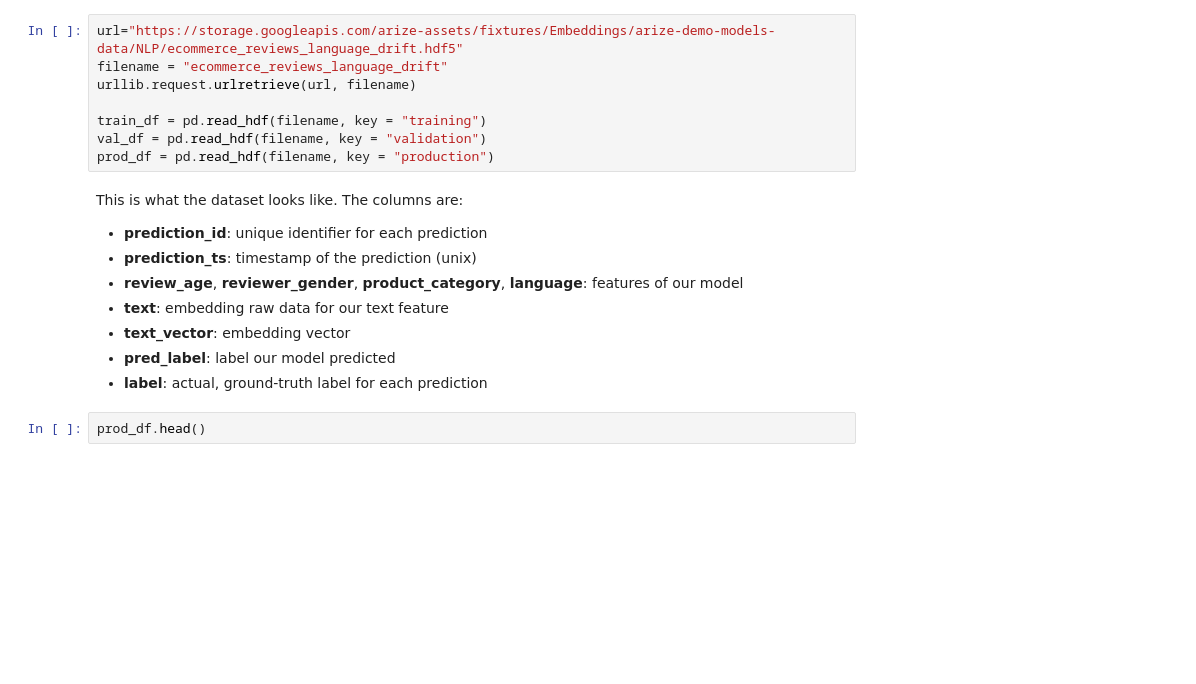
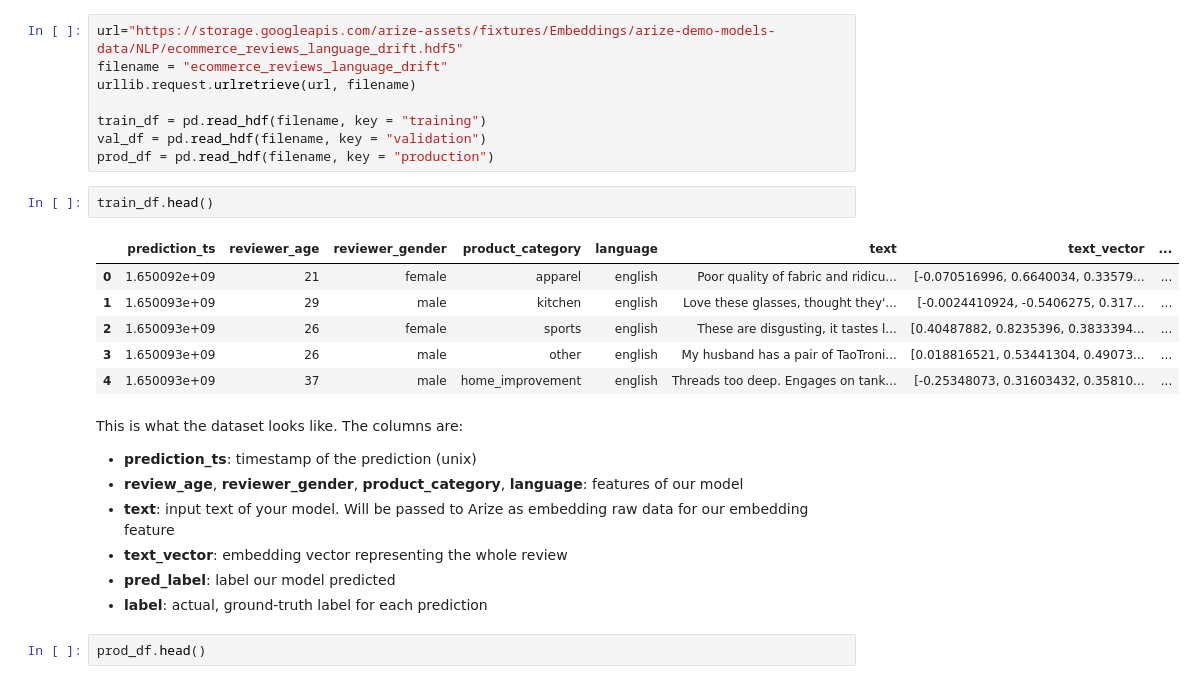
Before and after one commit to Arize-ai/tutorials_python, a Jupyter notebook: Arize_Tutorials/Embeddings/NLP/Arize_Short_Tutorial_NLP_Sentiment_Classification.ipynb, the cells around one changed output. Saved outputs shown, nothing was run; the diff lists cells and outputs as text; blank space fills up the shorter version.

```diff
--- a/Arize_Tutorials/Embeddings/NLP/Arize_Short_Tutorial_NLP_Sentiment_Classification.ipynb
+++ b/Arize_Tutorials/Embeddings/NLP/Arize_Short_Tutorial_NLP_Sentiment_Classification.ipynb
@@ -44,13 +44,21 @@ urllib.request.urlretrieve(url, filename)
 train_df = pd.read_hdf(filename, key = "training")
 val_df = pd.read_hdf(filename, key = "validation")
 prod_df = pd.read_hdf(filename, key = "production")
+# %%
+train_df.head()
+# %% [output]
+|  | prediction_ts | reviewer_age | reviewer_gender | product_category | language | text | text_vector | ... |
+| 0 | 1.650092e+09 | 21 | female | apparel | english | Poor quality of fabric and ridicu... | [-0.070516996, 0.6640034, 0.33579... | ... |
+| 1 | 1.650093e+09 | 29 | male | kitchen | english | Love these glasses, thought they'... | [-0.0024410924, -0.5406275, 0.317... | ... |
+| 2 | 1.650093e+09 | 26 | female | sports | english | These are disgusting, it tastes l... | [0.40487882, 0.8235396, 0.3833394... | ... |
+| 3 | 1.650093e+09 | 26 | male | other | english | My husband has a pair of TaoTroni... | [0.018816521, 0.53441304, 0.49073... | ... |
+| 4 | 1.650093e+09 | 37 | male | home_improvement | english | Threads too deep. Engages on tank... | [-0.25348073, 0.31603432, 0.35810... | ... |
 # %% [markdown]
 This is what the dataset looks like. The columns are:
-- **prediction_id**: unique identifier for each prediction
 - **prediction_ts**: timestamp of the prediction (unix)
 - **review_age**, **reviewer_gender**, **product_category**, **language**: features of our model
-- **text**: embedding raw data for our text feature
-- **text_vector**: embedding vector
+- **text**: input text of your model. Will be passed to Arize as embedding raw data for our embedding feature
+- **text_vector**: embedding vector representing the whole review
 - **pred_label**: label our model predicted
 - **label**: actual, ground-truth label for each prediction
 # %%
```
Also changed, not shown: parts of 1 cell of this notebook, 4 other files.
